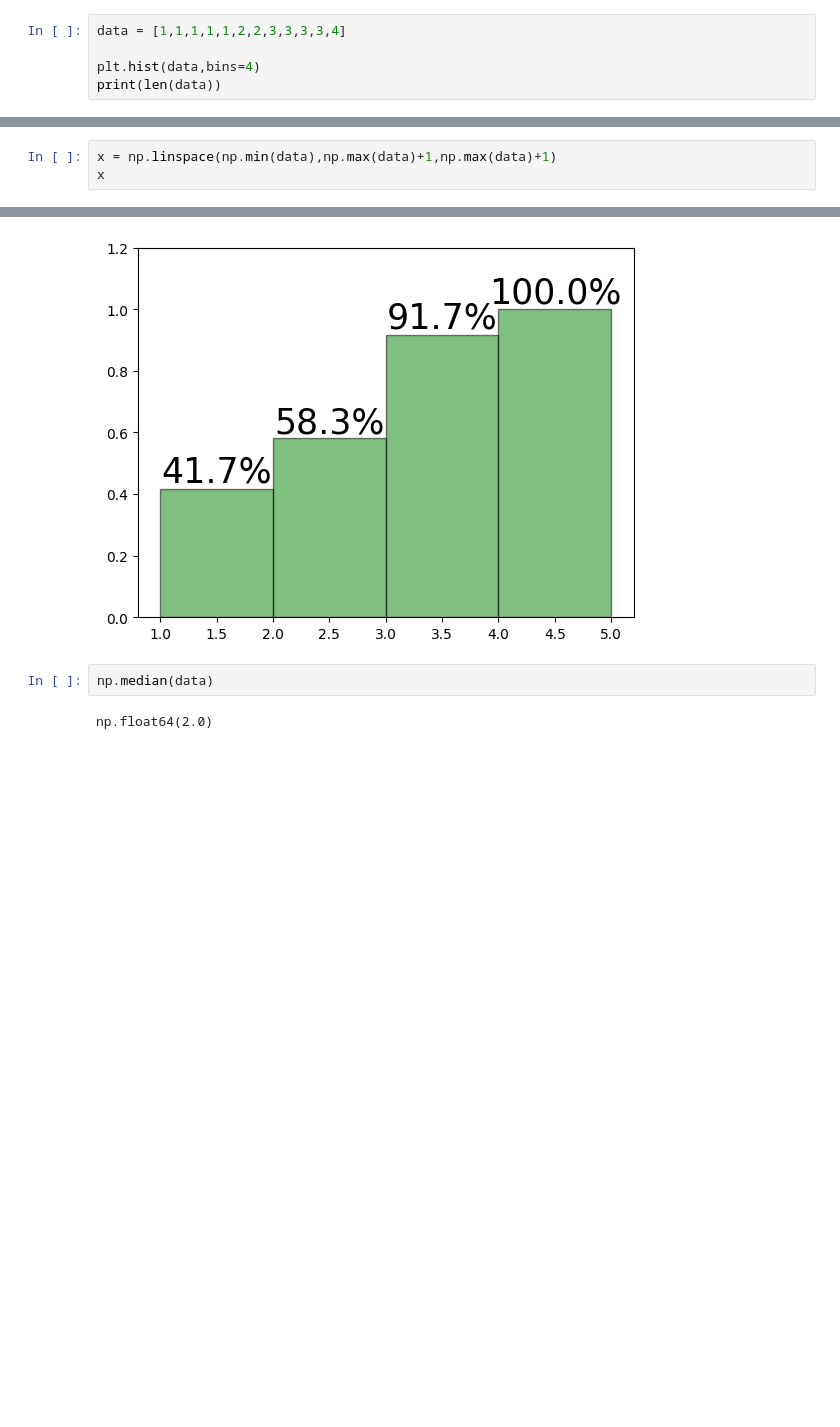
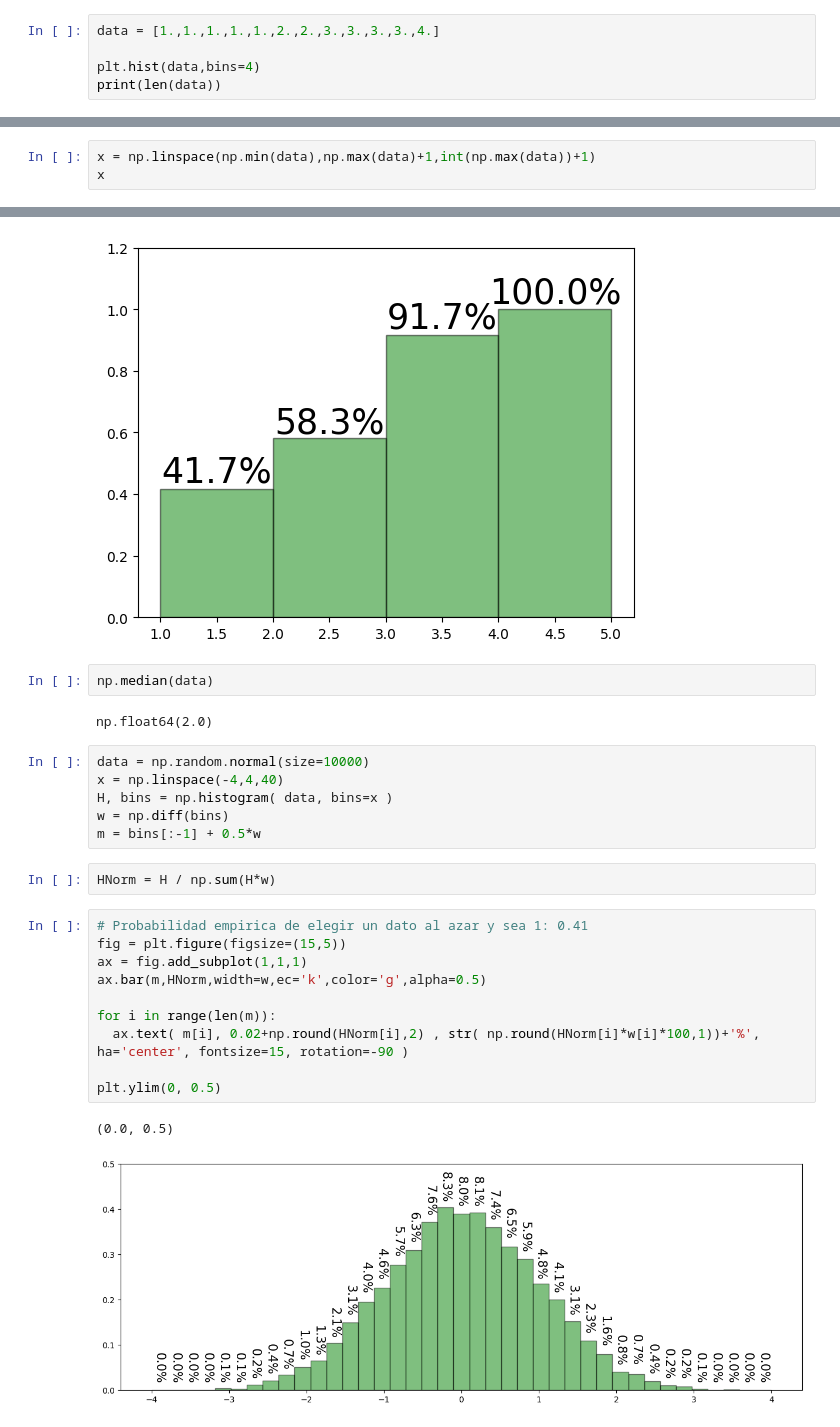
Before and after one commit to asegura4488/CienciaDatos, a Jupyter notebook: Semana4/EstimadoresEstadísticos.ipynb, the cells around one changed output, grey strips where cells are left out. Saved outputs shown, nothing was run; the diff lists cells and outputs as text; blank space fills up the shorter version.

```diff
--- a/Semana4/EstimadoresEstadísticos.ipynb
+++ b/Semana4/EstimadoresEstadísticos.ipynb
@@ -100,7 +100,7 @@ for i in range(3):
 # %%
 # Histograma
 # %%
-data = [1,1,1,1,1,2,2,3,3,3,3,4]
+data = [1.,1.,1.,1.,1.,2.,2.,3.,3.,3.,3.,4.]
 
 plt.hist(data,bins=4)
 print(len(data))
@@ -112,7 +112,7 @@ print(len(data))
 # Max_ = El equivalente
 # Rango = Max_ - Min_ = 4 - 1 = 3
 # %%
-x = np.linspace(np.min(data),np.max(data)+1,np.max(data)+1)
+x = np.linspace(np.min(data),np.max(data)+1,int(np.max(data))+1)
 x
 # %% [output]
 array([1., 2., 3., 4., 5.])
@@ -190,3 +190,24 @@ plt.ylim(0, 1.2)
 np.median(data)
 # %% [output]
 np.float64(2.0)
+# %%
+data = np.random.normal(size=10000)
+x = np.linspace(-4,4,40)
+H, bins = np.histogram( data, bins=x )
+w = np.diff(bins)
+m = bins[:-1] + 0.5*w
+# %%
+HNorm = H / np.sum(H*w)
+# %%
+# Probabilidad empirica de elegir un dato al azar y sea 1: 0.41
+fig = plt.figure(figsize=(15,5))
+ax = fig.add_subplot(1,1,1)
+ax.bar(m,HNorm,width=w,ec='k',color='g',alpha=0.5)
+
+for i in range(len(m)):
+  ax.text( m[i], 0.02+np.round(HNorm[i],2) , str( np.round(HNorm[i]*w[i]*100,1))+'%', ha='center', fontsize=15, rotation=-90 )
+
+plt.ylim(0, 0.5)
+# %% [output]
+(0.0, 0.5)
+[figure, added]
```
Also changed, not shown: parts of 3 cells of this notebook.
